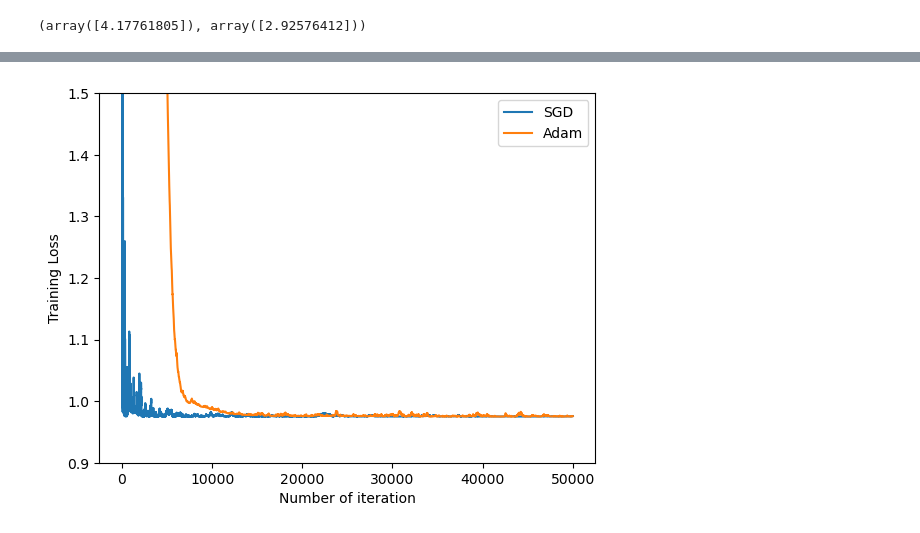
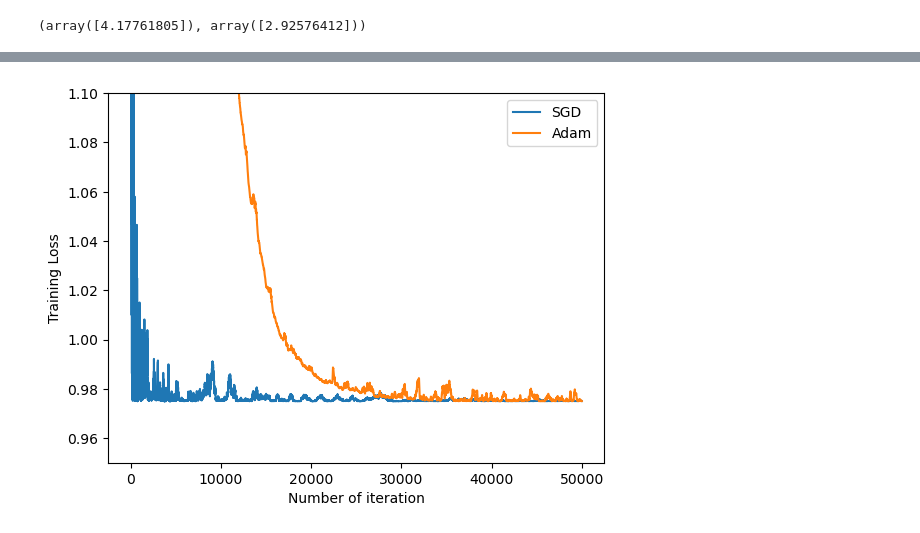
Before and after one commit to boyang102/DSC210_Project, a Jupyter notebook: SGD_Regressor.ipynb, the cells around one changed output, grey strips where cells are left out. Saved outputs shown, nothing was run; the diff lists cells and outputs as text; code cells hidden in the pictures.

Commit message:
revise plot label

```diff
--- a/SGD_Regressor.ipynb
+++ b/SGD_Regressor.ipynb
@@ -157,24 +157,24 @@ plt.show()
 # %%
 #Error path
 X_b = add_dummy_feature(X)
 loss_path_sgd = []
 for theta in theta_path_sgd:
     loss = np.mean(np.square(X_b.dot(theta)-y))
     loss_path_sgd.append(loss)
 
 loss_path_adam=[]
 for theta in theta_path_adam:
     loss = np.mean(np.square(X_b.dot(theta)-y))
     loss_path_adam.append(loss)
 
 plt.plot(loss_path_sgd, label = 'SGD')
 plt.plot(loss_path_adam, label = 'Adam')
 
-plt.ylim(0.9,1.5)
+plt.ylim(0.95,1.1)
 
 plt.xlabel('Number of iteration')
 plt.ylabel('Training Loss')
 plt.legend()
 plt.show()
 # %% [output]
-[figure, old version]
+[figure, new version]
```
Also changed, not shown: parts of 3 cells of this notebook.
